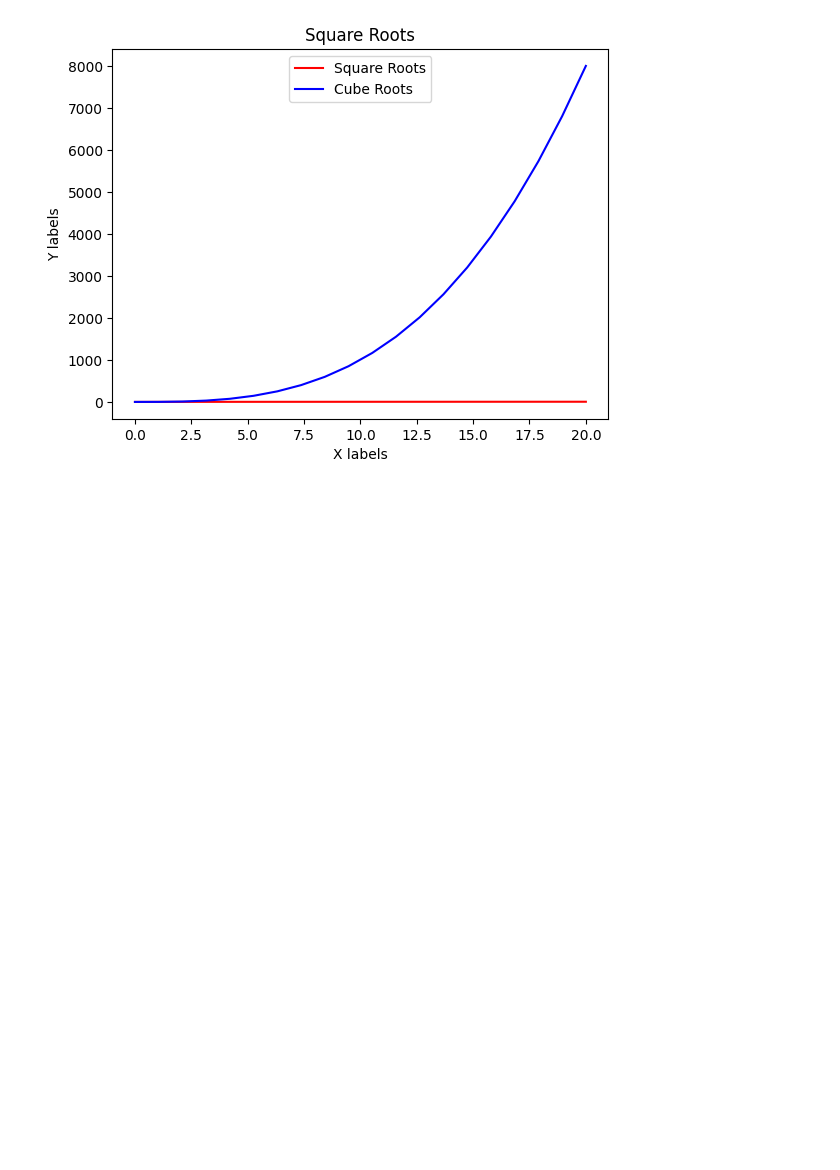
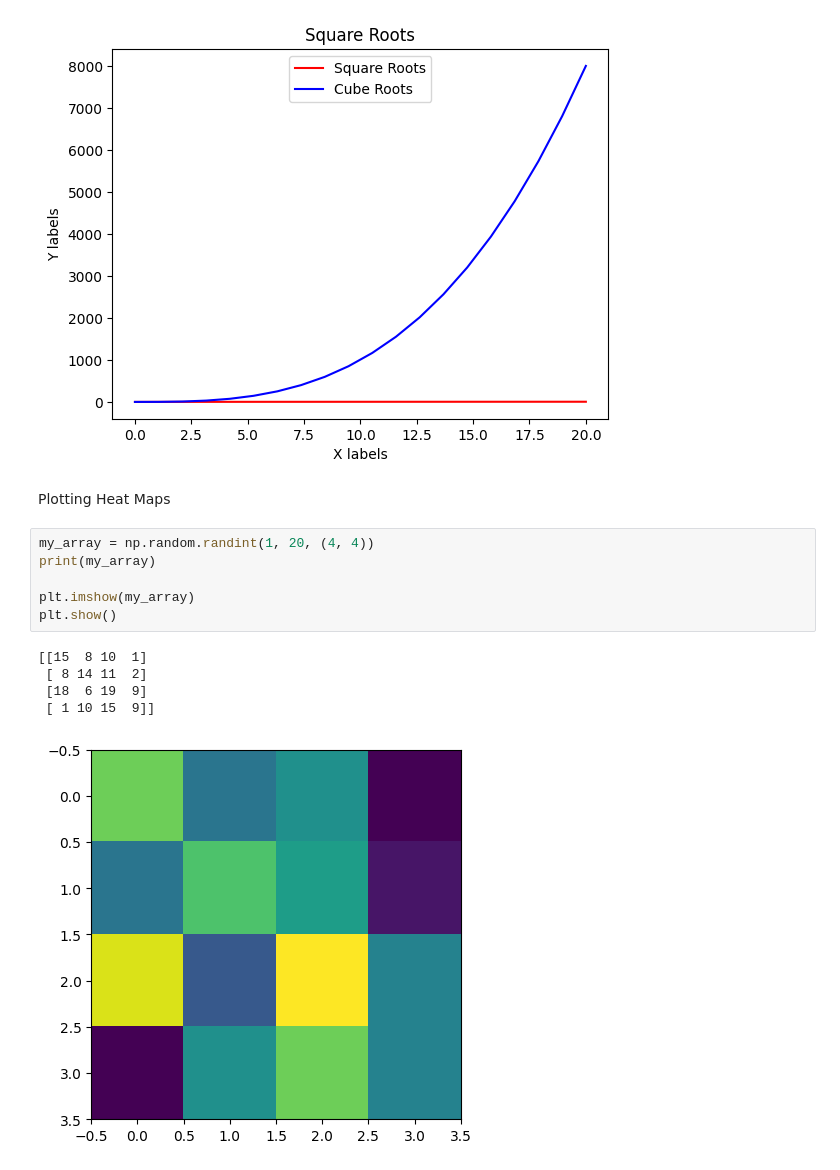
Before and after one commit to KennedyMungai/numpy_proper_intro, a Jupyter notebook: numpy.ipynb, the cells around one changed output. Drawn from its saved outputs; the diff is of its cells as text; blank space fills up the shorter version.

Commit message:
Plotted out the heat map for a 2d array of random integers

```diff
--- a/numpy.ipynb
+++ b/numpy.ipynb
@@ -471,3 +471,17 @@ plt.legend(loc="upper center")
 # %% [output]
 <matplotlib.legend.Legend at 0x...>
 [figure]
+# %% [markdown]
+<p>Plotting Heat Maps</p>
+# %%
+my_array = np.random.randint(1, 20, (4, 4))
+print(my_array)
+
+plt.imshow(my_array)
+plt.show()
+# %% [output]
+[[15  8 10  1]
+ [ 8 14 11  2]
+ [18  6 19  9]
+ [ 1 10 15  9]]
+[figure, added]
```
